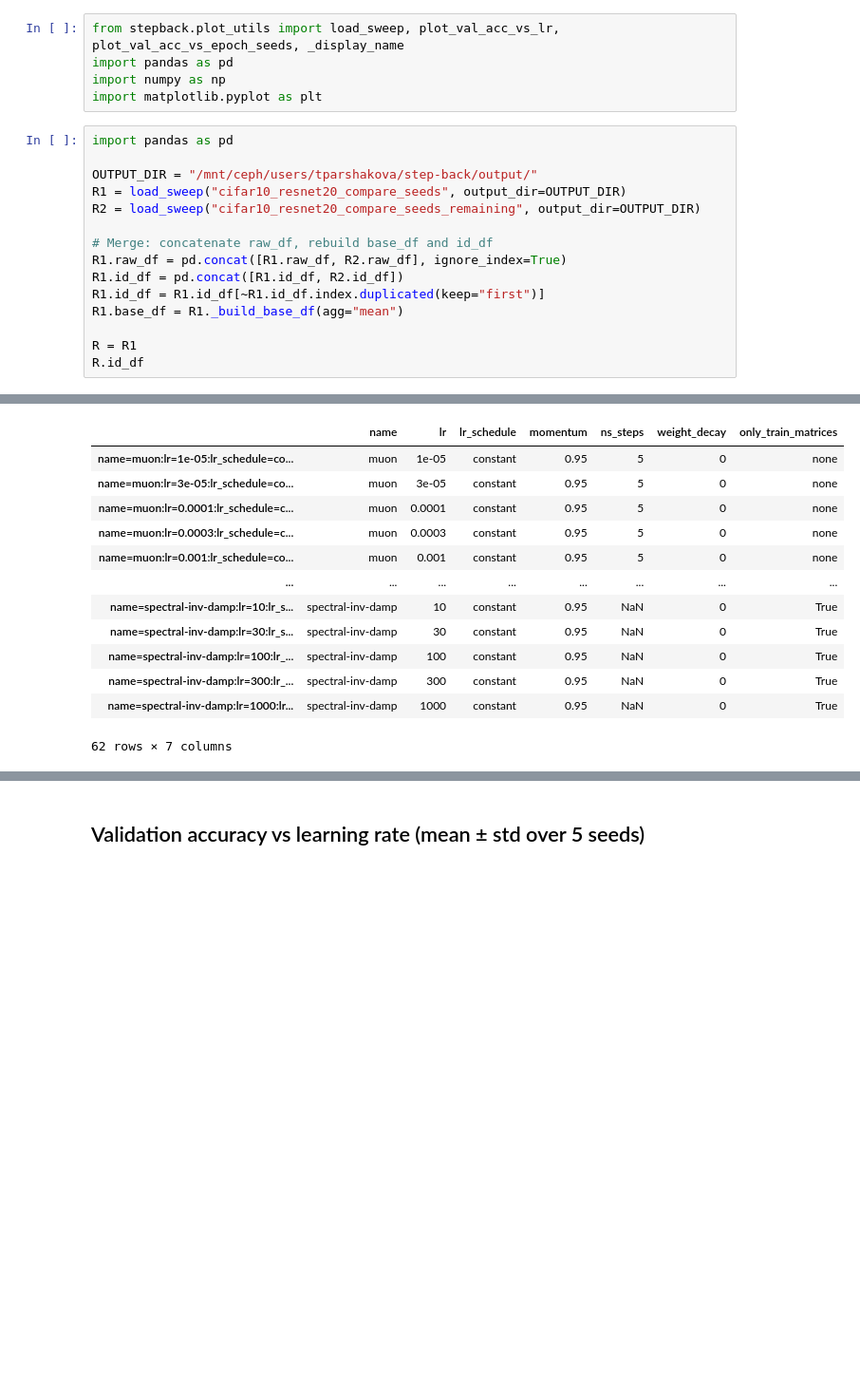
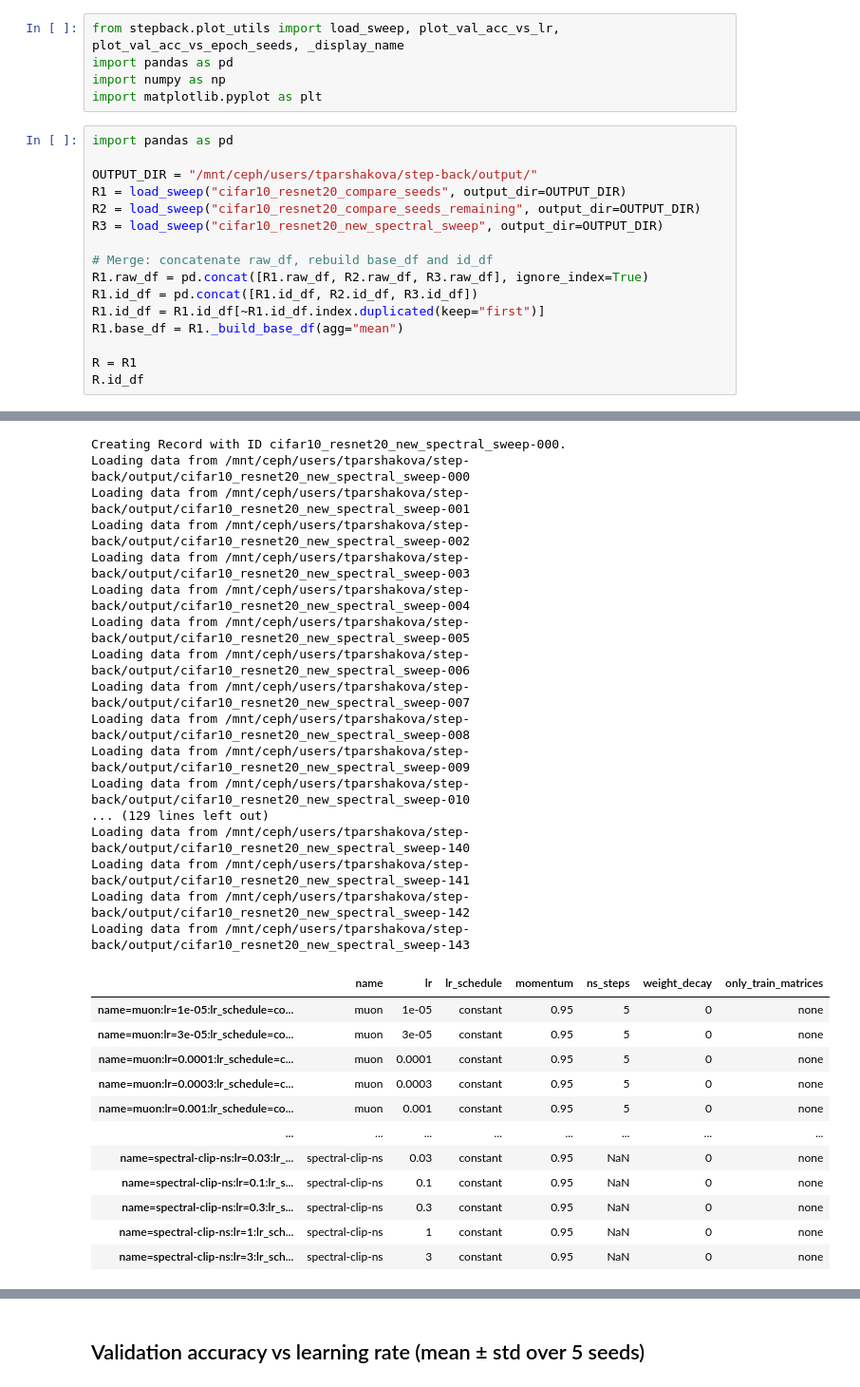
Before and after one commit to parshakova/step-back, a Jupyter notebook: plots_cifar10_resnet20_compare_seeds.ipynb, the cells around one changed output, grey strips where cells are left out. Shown at 95% size. Cells and saved outputs as stored; diff of their text form; blank space fills up the shorter version.

```diff
--- a/plots_cifar10_resnet20_compare_seeds.ipynb
+++ b/plots_cifar10_resnet20_compare_seeds.ipynb
@@ -12,10 +12,11 @@ import pandas as pd
 OUTPUT_DIR = "/mnt/ceph/users/tparshakova/step-back/output/"
 R1 = load_sweep("cifar10_resnet20_compare_seeds", output_dir=OUTPUT_DIR)
 R2 = load_sweep("cifar10_resnet20_compare_seeds_remaining", output_dir=OUTPUT_DIR)
+R3 = load_sweep("cifar10_resnet20_new_spectral_sweep", output_dir=OUTPUT_DIR)
 
 # Merge: concatenate raw_df, rebuild base_df and id_df
-R1.raw_df = pd.concat([R1.raw_df, R2.raw_df], ignore_index=True)
-R1.id_df = pd.concat([R1.id_df, R2.id_df])
+R1.raw_df = pd.concat([R1.raw_df, R2.raw_df, R3.raw_df], ignore_index=True)
+R1.id_df = pd.concat([R1.id_df, R2.id_df, R3.id_df])
 R1.id_df = R1.id_df[~R1.id_df.index.duplicated(keep="first")]
 R1.base_df = R1._build_base_df(agg="mean")
 
@@ -36,36 +37,52 @@ Loading data from /mnt/ceph/users/tparshakova/step-back/output/cifar10_resnet20_
 Loading data from /mnt/ceph/users/tparshakova/step-back/output/cifar10_resnet20_compare_seeds-010
 ... (220 lines left out)
 Loading data from /mnt/ceph/users/tparshakova/step-back/output/cifar10_resnet20_compare_seeds-231
 Loading data from /mnt/ceph/users/tparshakova/step-back/output/cifar10_resnet20_compare_seeds-232
 Loading data from /mnt/ceph/users/tparshakova/step-back/output/cifar10_resnet20_compare_seeds-233
 Loading data from /mnt/ceph/users/tparshakova/step-back/output/cifar10_resnet20_compare_seeds-234
 Creating Record with ID cifar10_resnet20_compare_seeds_remaining-000.
 Loading data from /mnt/ceph/users/tparshakova/step-back/output/cifar10_resnet20_compare_seeds_remaining-000
 Loading data from /mnt/ceph/users/tparshakova/step-back/output/cifar10_resnet20_compare_seeds_remaining-001
 Loading data from /mnt/ceph/users/tparshakova/step-back/output/cifar10_resnet20_compare_seeds_remaining-002
 Loading data from /mnt/ceph/users/tparshakova/step-back/output/cifar10_resnet20_compare_seeds_remaining-003
 Loading data from /mnt/ceph/users/tparshakova/step-back/output/cifar10_resnet20_compare_seeds_remaining-004
 Loading data from /mnt/ceph/users/tparshakova/step-back/output/cifar10_resnet20_compare_seeds_remaining-005
 Loading data from /mnt/ceph/users/tparshakova/step-back/output/cifar10_resnet20_compare_seeds_remaining-006
 Loading data from /mnt/ceph/users/tparshakova/step-back/output/cifar10_resnet20_compare_seeds_remaining-007
 Loading data from /mnt/ceph/users/tparshakova/step-back/output/cifar10_resnet20_compare_seeds_remaining-008
 Loading data from /mnt/ceph/users/tparshakova/step-back/output/cifar10_resnet20_compare_seeds_remaining-009
 Loading data from /mnt/ceph/users/tparshakova/step-back/output/cifar10_resnet20_compare_seeds_remaining-010
 ... (60 lines left out)
 Loading data from /mnt/ceph/users/tparshakova/step-back/output/cifar10_resnet20_compare_seeds_remaining-071
 Loading data from /mnt/ceph/users/tparshakova/step-back/output/cifar10_resnet20_compare_seeds_remaining-072
 Loading data from /mnt/ceph/users/tparshakova/step-back/output/cifar10_resnet20_compare_seeds_remaining-073
 Loading data from /mnt/ceph/users/tparshakova/step-back/output/cifar10_resnet20_compare_seeds_remaining-074
+Creating Record with ID cifar10_resnet20_new_spectral_sweep-000.
+Loading data from /mnt/ceph/users/tparshakova/step-back/output/cifar10_resnet20_new_spectral_sweep-000
+Loading data from /mnt/ceph/users/tparshakova/step-back/output/cifar10_resnet20_new_spectral_sweep-001
+Loading data from /mnt/ceph/users/tparshakova/step-back/output/cifar10_resnet20_new_spectral_sweep-002
+Loading data from /mnt/ceph/users/tparshakova/step-back/output/cifar10_resnet20_new_spectral_sweep-003
+Loading data from /mnt/ceph/users/tparshakova/step-back/output/cifar10_resnet20_new_spectral_sweep-004
+Loading data from /mnt/ceph/users/tparshakova/step-back/output/cifar10_resnet20_new_spectral_sweep-005
+Loading data from /mnt/ceph/users/tparshakova/step-back/output/cifar10_resnet20_new_spectral_sweep-006
+Loading data from /mnt/ceph/users/tparshakova/step-back/output/cifar10_resnet20_new_spectral_sweep-007
+Loading data from /mnt/ceph/users/tparshakova/step-back/output/cifar10_resnet20_new_spectral_sweep-008
+Loading data from /mnt/ceph/users/tparshakova/step-back/output/cifar10_resnet20_new_spectral_sweep-009
+Loading data from /mnt/ceph/users/tparshakova/step-back/output/cifar10_resnet20_new_spectral_sweep-010
+... (129 lines left out)
+Loading data from /mnt/ceph/users/tparshakova/step-back/output/cifar10_resnet20_new_spectral_sweep-140
+Loading data from /mnt/ceph/users/tparshakova/step-back/output/cifar10_resnet20_new_spectral_sweep-141
+Loading data from /mnt/ceph/users/tparshakova/step-back/output/cifar10_resnet20_new_spectral_sweep-142
+Loading data from /mnt/ceph/users/tparshakova/step-back/output/cifar10_resnet20_new_spectral_sweep-143
 |  | name | lr | lr_schedule | momentum | ns_steps | weight_decay | only_train_matrices |
 | name=muon:lr=1e-05:lr_schedule=co... | muon | 1e-05 | constant | 0.95 | 5 | 0 | none |
 | name=muon:lr=3e-05:lr_schedule=co... | muon | 3e-05 | constant | 0.95 | 5 | 0 | none |
 | name=muon:lr=0.0001:lr_schedule=c... | muon | 0.0001 | constant | 0.95 | 5 | 0 | none |
 | name=muon:lr=0.0003:lr_schedule=c... | muon | 0.0003 | constant | 0.95 | 5 | 0 | none |
 | name=muon:lr=0.001:lr_schedule=co... | muon | 0.001 | constant | 0.95 | 5 | 0 | none |
 | ... | ... | ... | ... | ... | ... | ... | ... |
-| name=spectral-inv-damp:lr=10:lr_s... | spectral-inv-damp | 10 | constant | 0.95 | NaN | 0 | True |
-| name=spectral-inv-damp:lr=30:lr_s... | spectral-inv-damp | 30 | constant | 0.95 | NaN | 0 | True |
-| name=spectral-inv-damp:lr=100:lr_... | spectral-inv-damp | 100 | constant | 0.95 | NaN | 0 | True |
-| name=spectral-inv-damp:lr=300:lr_... | spectral-inv-damp | 300 | constant | 0.95 | NaN | 0 | True |
-| name=spectral-inv-damp:lr=1000:lr... | spectral-inv-damp | 1000 | constant | 0.95 | NaN | 0 | True |
+| name=spectral-clip-ns:lr=0.03:lr_... | spectral-clip-ns | 0.03 | constant | 0.95 | NaN | 0 | none |
+| name=spectral-clip-ns:lr=0.1:lr_s... | spectral-clip-ns | 0.1 | constant | 0.95 | NaN | 0 | none |
+| name=spectral-clip-ns:lr=0.3:lr_s... | spectral-clip-ns | 0.3 | constant | 0.95 | NaN | 0 | none |
+| name=spectral-clip-ns:lr=1:lr_sch... | spectral-clip-ns | 1 | constant | 0.95 | NaN | 0 | none |
+| name=spectral-clip-ns:lr=3:lr_sch... | spectral-clip-ns | 3 | constant | 0.95 | NaN | 0 | none |
-62 rows × 7 columns
```
Also changed, not shown: parts of 5 cells of this notebook, 9 other files.
